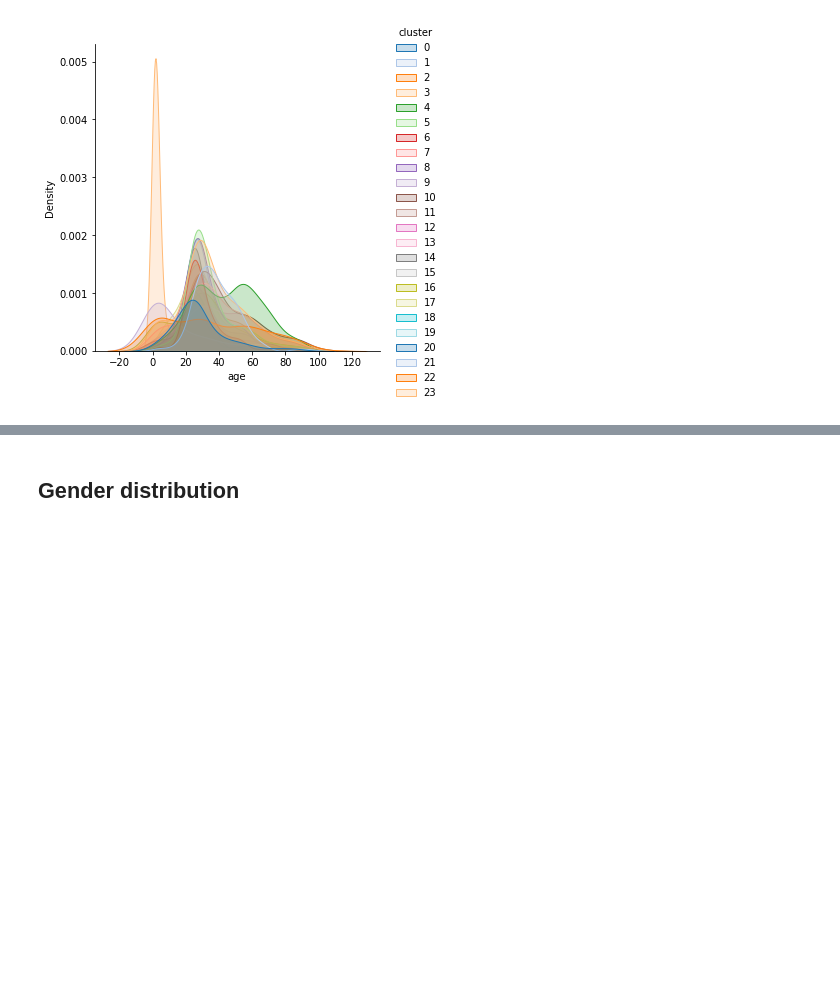
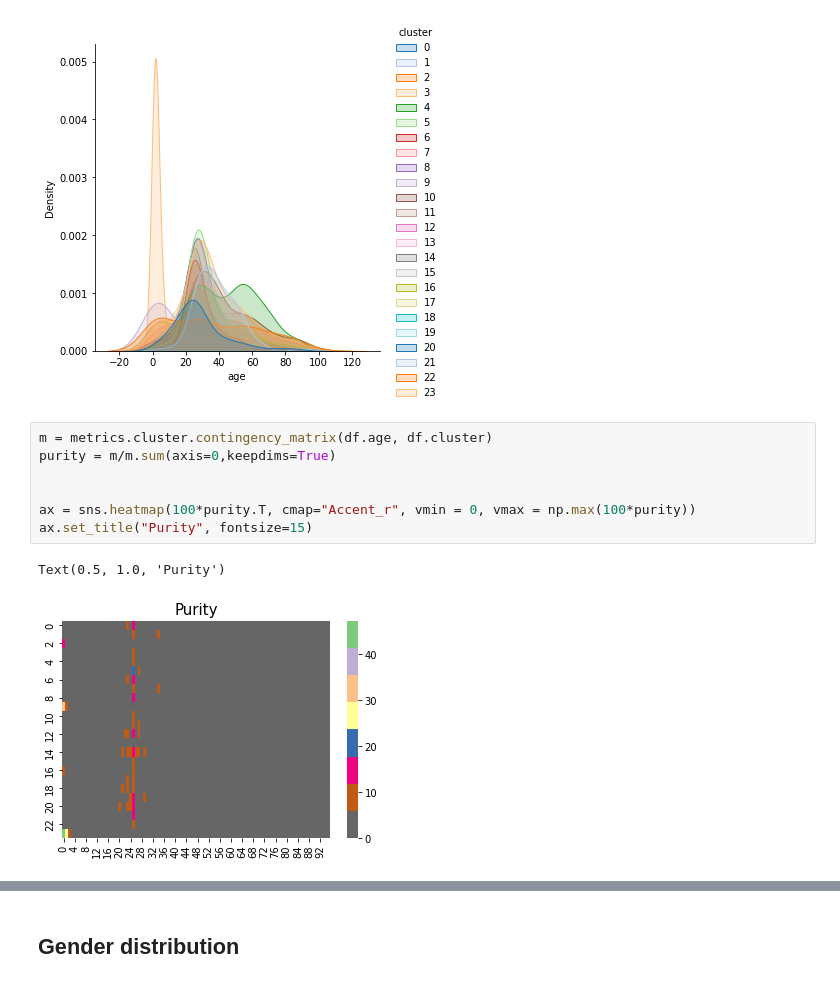
Before and after one commit to s183920/02582_Computational_Data_Analysis_Case2, a Jupyter notebook: autoencoder/distribution_analysis.ipynb, the cells around one changed output, grey strips where cells are left out. Saved outputs shown, nothing was run; the diff lists cells and outputs as text; blank space fills up the shorter version.

```diff
--- a/autoencoder/distribution_analysis.ipynb
+++ b/autoencoder/distribution_analysis.ipynb
@@ -67,3 +100,13 @@ sns.displot(df, x ="age",hue="cluster",kind="kde", fill=True,palette=sns.color_p
 # %% [output]
 <seaborn.axisgrid.FacetGrid at 0x...>
 [figure]
+# %%
+m = metrics.cluster.contingency_matrix(df.age, df.cluster)
+purity = m/m.sum(axis=0,keepdims=True)
+
+
+ax = sns.heatmap(100*purity.T, cmap="Accent_r", vmin = 0, vmax = np.max(100*purity))
+ax.set_title("Purity", fontsize=15)
+# %% [output]
+Text(0.5, 1.0, 'Purity')
+[figure, added]
```
Also changed, not shown: parts of 18 cells of this notebook, 2 other files.
